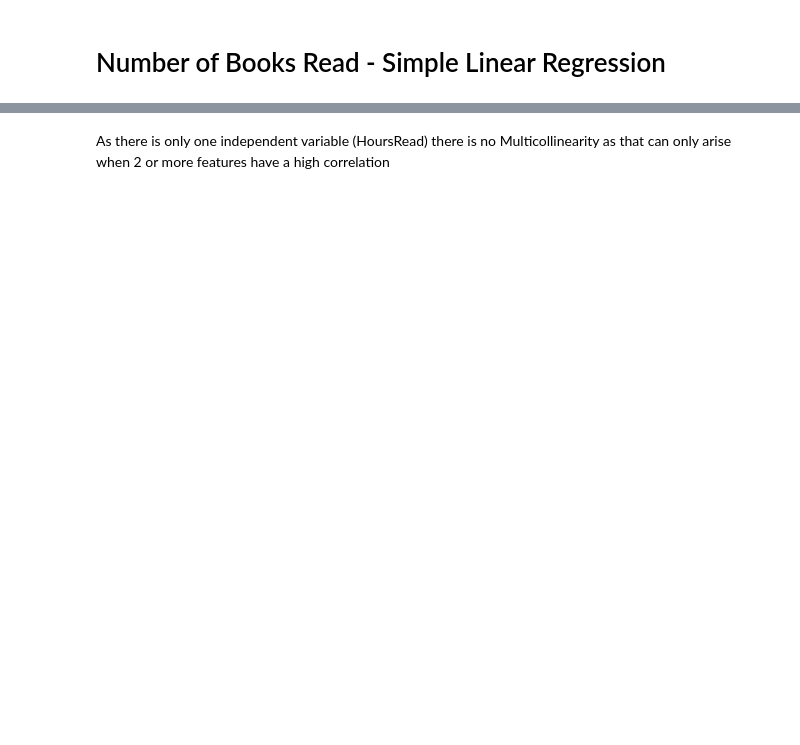
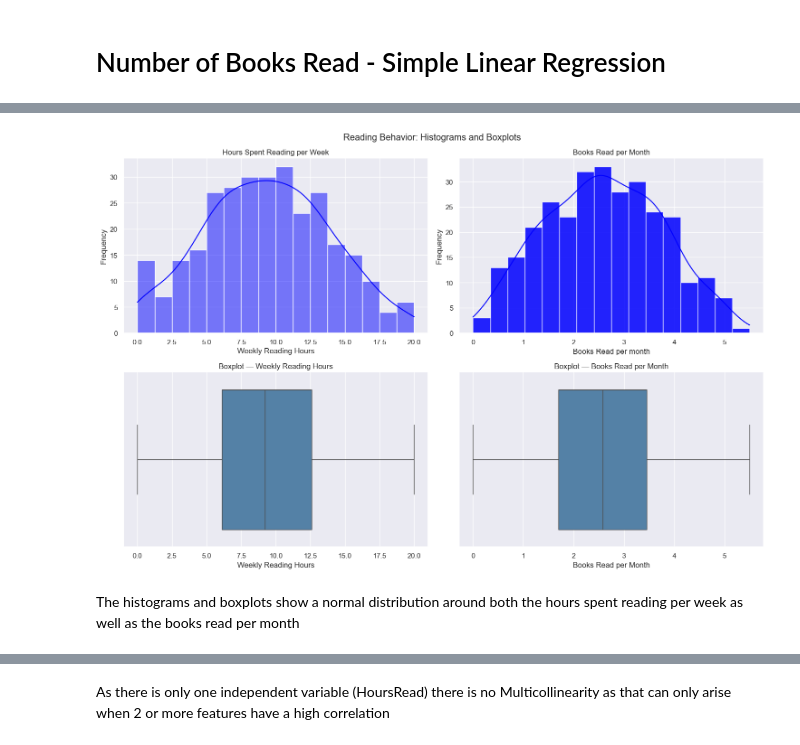
Before and after one commit to Lillian-Elek-Data/ML-with-Python, a Jupyter notebook: Simple Linear Regression/Number of Books Read - SLR.ipynb, the cells around one changed output, grey strips where cells are left out. Cells and saved outputs as stored; diff of their text form; code cells hidden in the pictures; blank space fills up the shorter version.

```diff
--- a/Simple Linear Regression/Number of Books Read - SLR.ipynb
+++ b/Simple Linear Regression/Number of Books Read - SLR.ipynb
@@ -182,0 +116,38 @@ The Result is 1.87 meaning there is a positive autocorrelation but close to 2 th
+# %%
+# Create a 2x2 grid of subplots
+# sharey=True to use the same y-axis scale
+fig, axes = plt.subplots(2, 2, figsize=(15, 10))
+
+# Plot each saeborn histogram
+sns.histplot(data['HoursSpentReading'], bins=16, kde=True,
+             color='blue', ax=axes[0,0])
+axes[0,0].set_title('Hours Spent Reading per Week')
+axes[0,0].set_xlabel('Weekly Reading Hours')
+axes[0,0].set_ylabel('Frequency')
+
+sns.histplot(data['BooksRead'], bins=16, kde=True,
+             color='blue', ax=axes[0,1])
+axes[0,1].hist(data['BooksRead'], bins = 16, color='blue', alpha=0.7)
+axes[0,1].set_title('Books Read per Month')
+axes[0,1].set_xlabel('Books Read per month')
+axes[0,1].set_ylabel('Frequency')
+
+sns.boxplot(x=data['HoursSpentReading'], color='steelblue', ax=axes[1,0])
+axes[1,0].set_title('Boxplot — Weekly Reading Hours')
+axes[1,0].set_xlabel('Weekly Reading Hours')
+
+sns.boxplot(x=data['BooksRead'], color='steelblue', ax=axes[1,1])
+axes[1,1].set_title('Boxplot — Books Read per Month')
+axes[1,1].set_xlabel('Books Read per Month')
+
+
+# Add a main title
+fig.suptitle('Reading Behavior: Histograms and Boxplots')
+
+# Display the plot
+plt.tight_layout()
+plt.show()
+# %% [output]
+[figure, added]
+# %% [markdown]
+The histograms and boxplots show a normal distribution around both the hours spent reading per week as well as the books read per month
```
Also changed, not shown: parts of 87 cells of this notebook.
